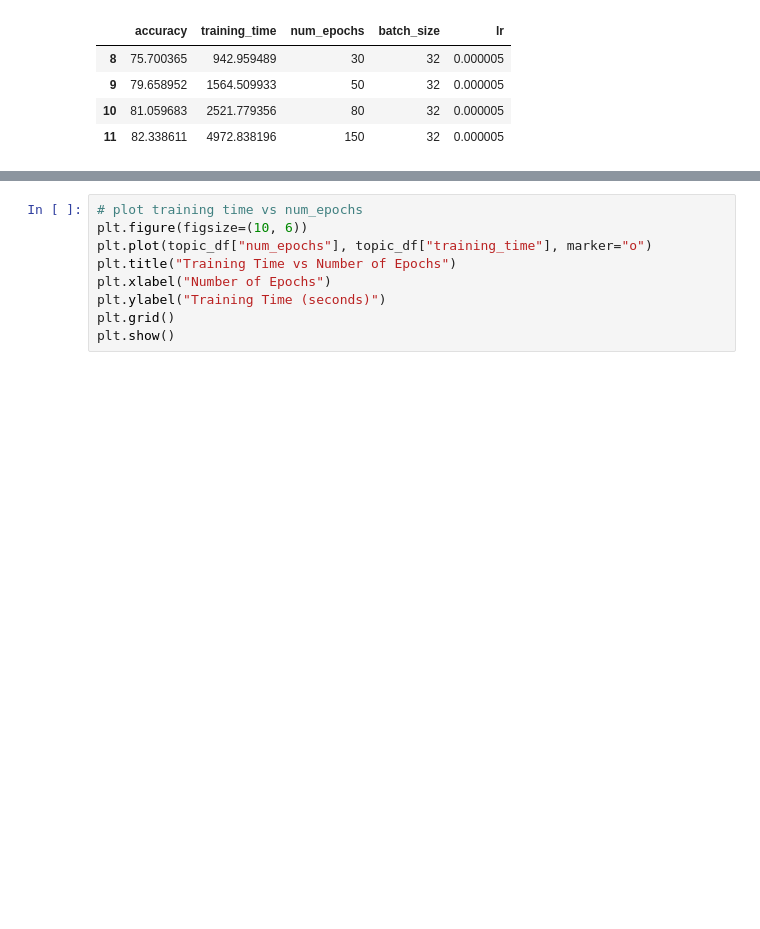
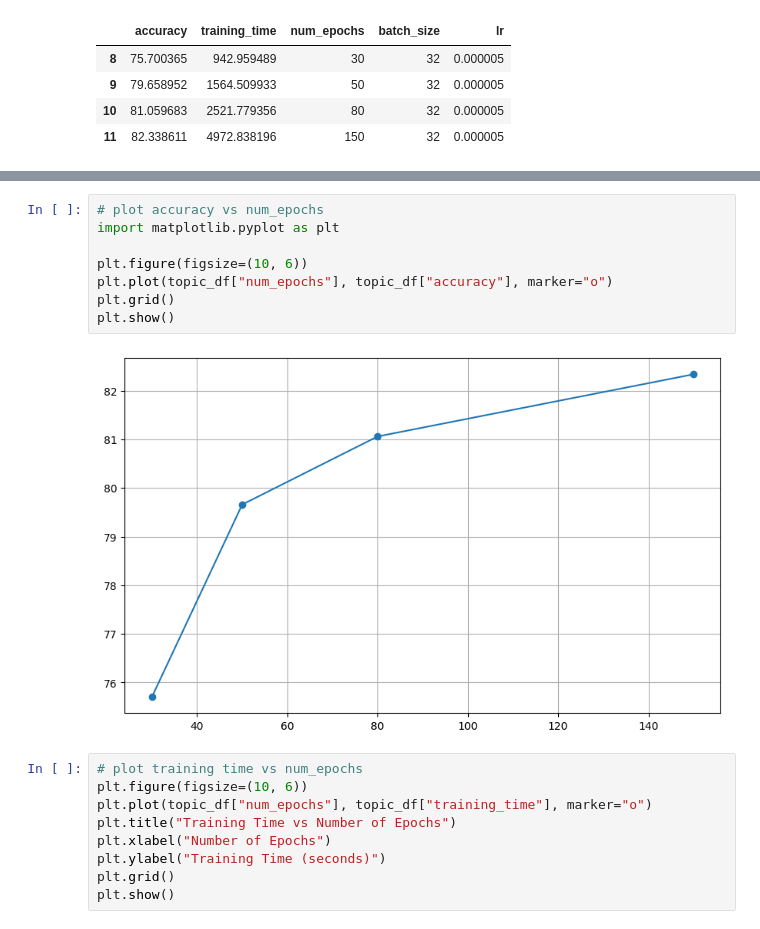
Before and after one commit to NHNguyen94/rag_medical, a Jupyter notebook: src/notebooks/analyze_train_logs.ipynb, the cells around one changed output, grey strips where cells are left out. Drawn from its saved outputs; the diff is of its cells as text; blank space fills up the shorter version.

```diff
--- a/src/notebooks/analyze_train_logs.ipynb
+++ b/src/notebooks/analyze_train_logs.ipynb
@@ -44,3 +44,13 @@ plt.show()
+# %%
+# plot accuracy vs num_epochs
+import matplotlib.pyplot as plt
+
+plt.figure(figsize=(10, 6))
+plt.plot(topic_df["num_epochs"], topic_df["accuracy"], marker="o")
+plt.grid()
+plt.show()
+# %% [output]
+[figure, added]
 # %%
 # plot training time vs num_epochs
 plt.figure(figsize=(10, 6))
```
Also changed, not shown: parts of 13 cells of this notebook.
